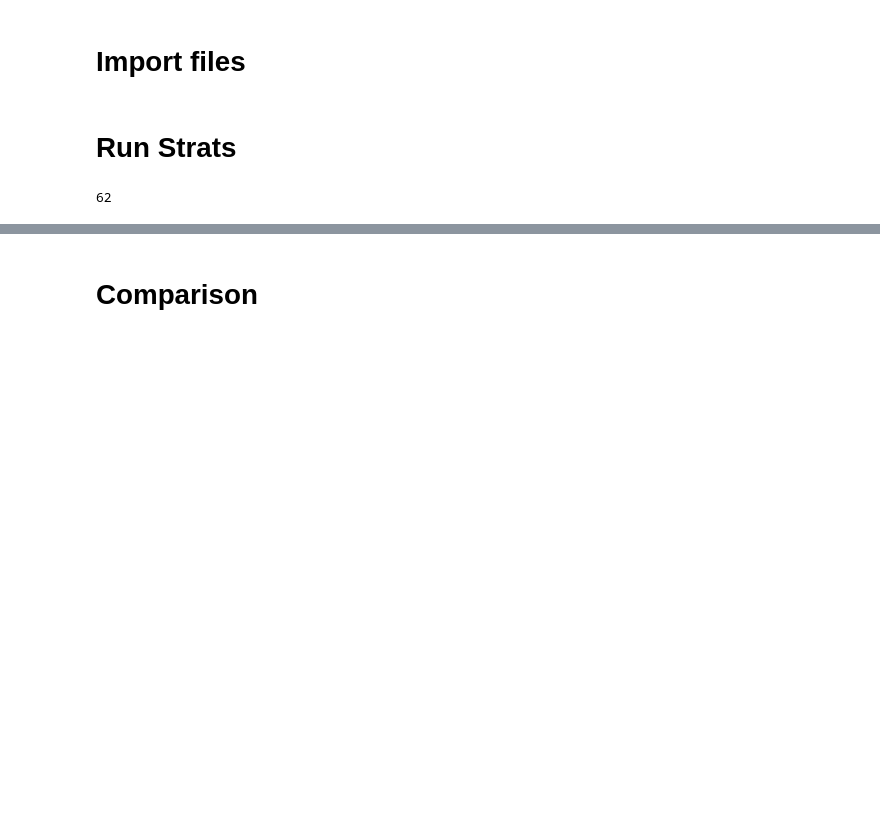
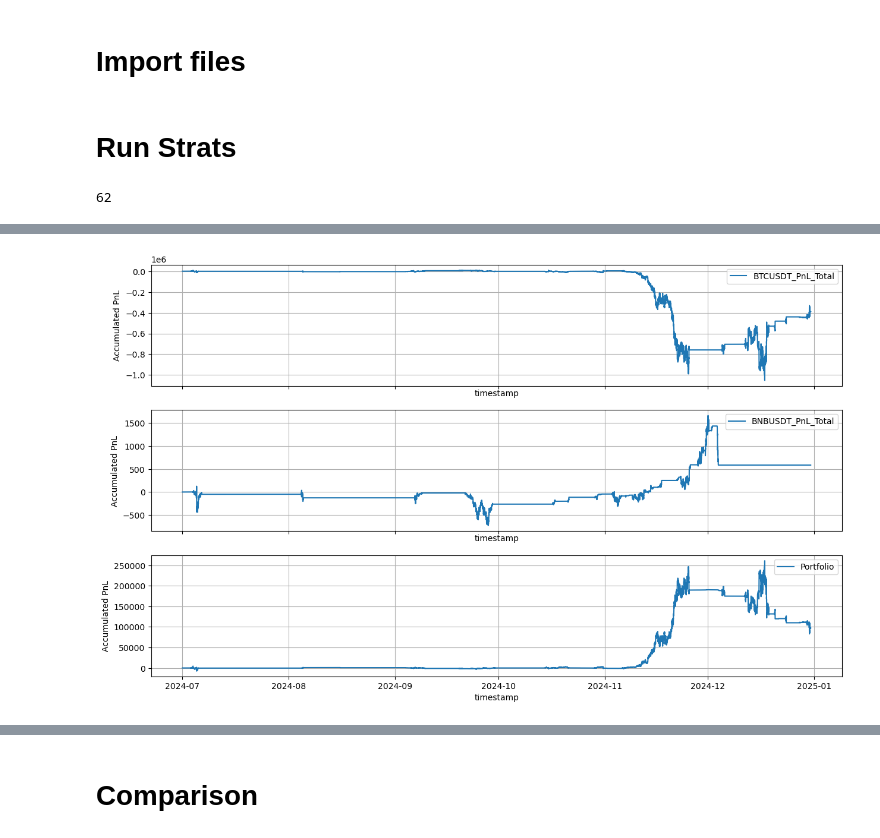
Before and after one commit to saltedpotato/qf635-microstructure-project, a Jupyter notebook: test_strats.ipynb, the cells around one changed output, grey strips where cells are left out. Saved outputs shown, nothing was run; the diff lists cells and outputs as text; code cells hidden in the pictures; blank space fills up the shorter version.

```diff
--- a/test_strats.ipynb
+++ b/test_strats.ipynb
@@ -299,0 +78,4 @@ momentum_returns = strategy.momentum_strategy(lookback=30, hold_period=10)
+# %%
+pair_backtest = Backtest(spread.copy(), tickers = test_pairs, test_start_date="2024-07-01", test_end_date="2024-12-31", stoploss=0.05, drawdown_duration=5000)
+pair_pnl_df = pair_backtest.computePortfolioPnL()
+pair_pnl_df
@@ -299,0 +96,4 @@ momentum_returns = strategy.momentum_strategy(lookback=30, hold_period=10)
+# %%
+pair_backtest.plot_pnl()
+# %% [output]
+[figure, added]
```
Also changed, not shown: parts of 13 cells of this notebook, 5 other files.
